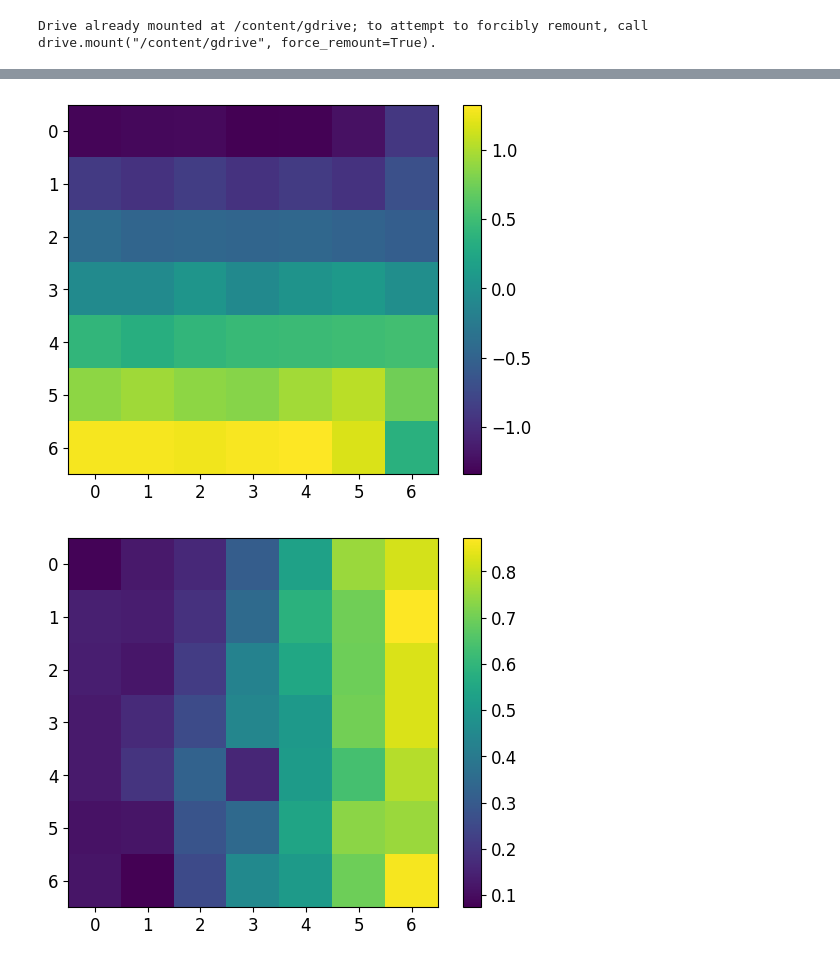
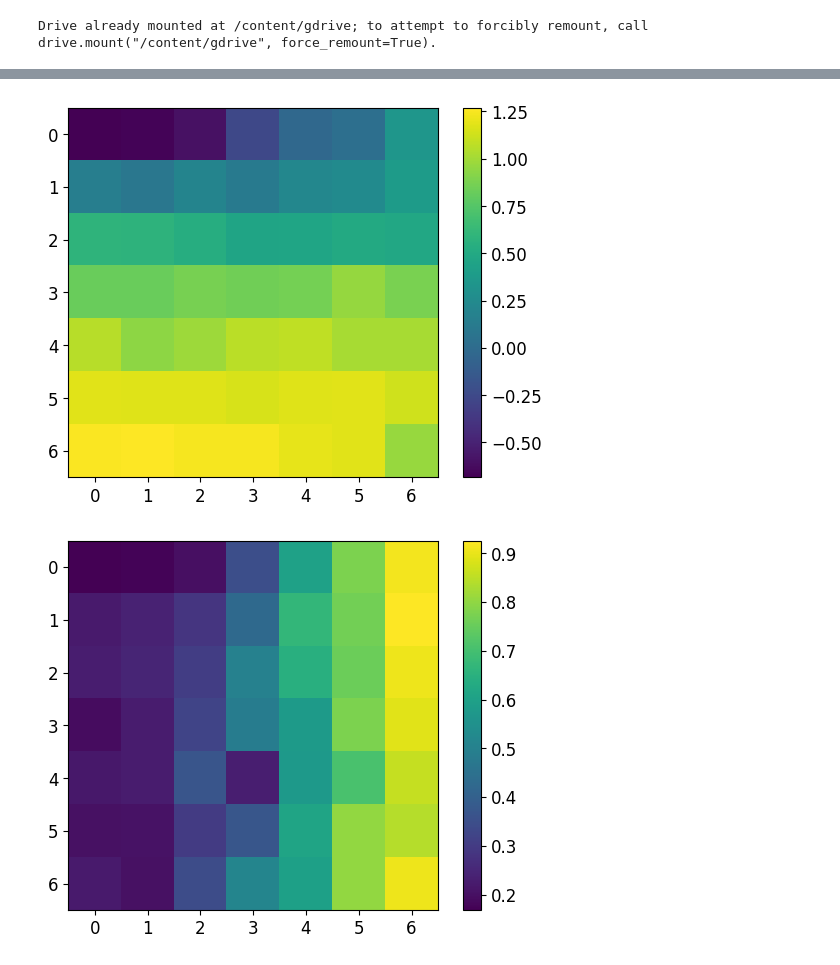
Before and after one commit to dainilliniad/small311qlab, a Jupyter notebook: курсовая_нейросеть.ipynb, the cells around one changed output, grey strips where cells are left out. Drawn from its saved outputs; the diff is of its cells as text; code cells hidden in the pictures.

```diff
--- a/курсовая_нейросеть.ipynb
+++ b/курсовая_нейросеть.ipynb
@@ -42,7 +42,7 @@ class LAADataset(Dataset): #создание датасетов из наших
       self.LAAdata = []
       self.len_data = x_end-x_0
       for obj in tqdm(range(self.len_data)):
-        self.LAAdata.append((tensor([Corr_data_g1[obj],Corr_data_g2[obj],Corr_data_g3[obj]]),tensor([(Theta_data[obj]),P_data[obj]])))
+        self.LAAdata.append((tensor([Corr_data_g1[obj],Corr_data_g2[obj],Corr_data_g3[obj]]),tensor([(Theta_data[obj]+np.pi)/np.pi,P_data[obj]])))
 
     def __len__(self):
       return self.len_data
@@ -77,15 +77,16 @@ model = torch.nn.Sequential(
         nn.BatchNorm1d(25),
         torch.nn.ReLU(),
 
-        torch.nn.Linear(25, 2)
+        torch.nn.Linear(25, 2),
+        torch.nn.Sigmoid()
         )
 # %%
 set_random_seed(42)
 # Длина обучающей и тестирующей выборок
 lenTestData = 1000 #длина тестовой выборки
 lenTrainData = 14500 #длина обучающей выборки
-batch_size = 200 #размер батча
-epoches=15 #число эпох
+batch_size = 250 #размер батча
+epoches=15 #чило эпох
 criterion = torch.nn.MSELoss() #критерий оптимизации ошибки - среднеквадратический
 optimizer = torch.optim.Adam(model.parameters(), lr=(1e-5)*2)  #шаг спуска - 10^-4
 
@@ -205,34 +207,34 @@ for i in range(length):
   for j in range(width):
     t.append([x[i][j], y[i][j], z[i][j]])
 
 model1=model(torch.tensor(t))
 p=[]
 tet=[]
 p1=[]
 tet1=[]
 for i in range(length*width):
   if len(p1)!=length:
      p1.append(float(model1[i][1]))
      tet1.append(float(model1[i][0]))
   else:
     p.append(p1)
     tet.append(tet1)
     p1=[]
     tet1=[]
     p1.append(float(model1[i][1]))
     tet1.append(float(model1[i][0]))
 p.append(p1)
 tet.append(tet1)
 
 p=torch.tensor(p)  #переводим в тензоры
 tet=torch.tensor(tet)  #переводим в тензоры
 
-plt.imshow(tet)
+plt.imshow((tet*np.pi)-np.pi/2*torch.ones(7,7))
 plt.colorbar()
 plt.show()
-plt.imshow(p)
+plt.imshow(p/0.9)
 plt.colorbar()
 plt.show()
 # %% [output]
-[figure, old version]
+[figure, new version]
-[figure, old version]
+[figure, new version]
```
Also changed, not shown: parts of 2 cells of this notebook.
